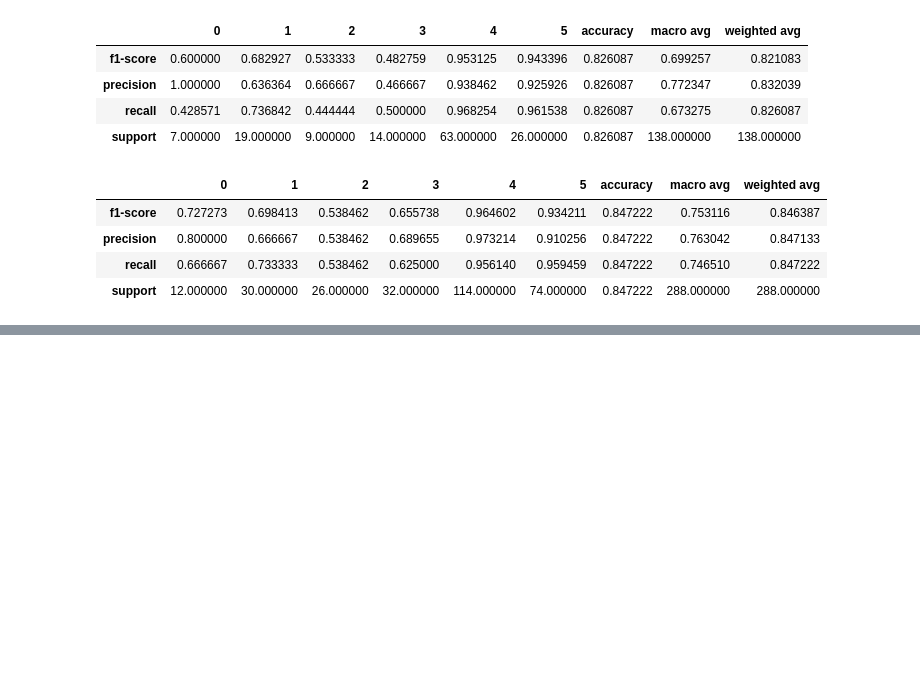
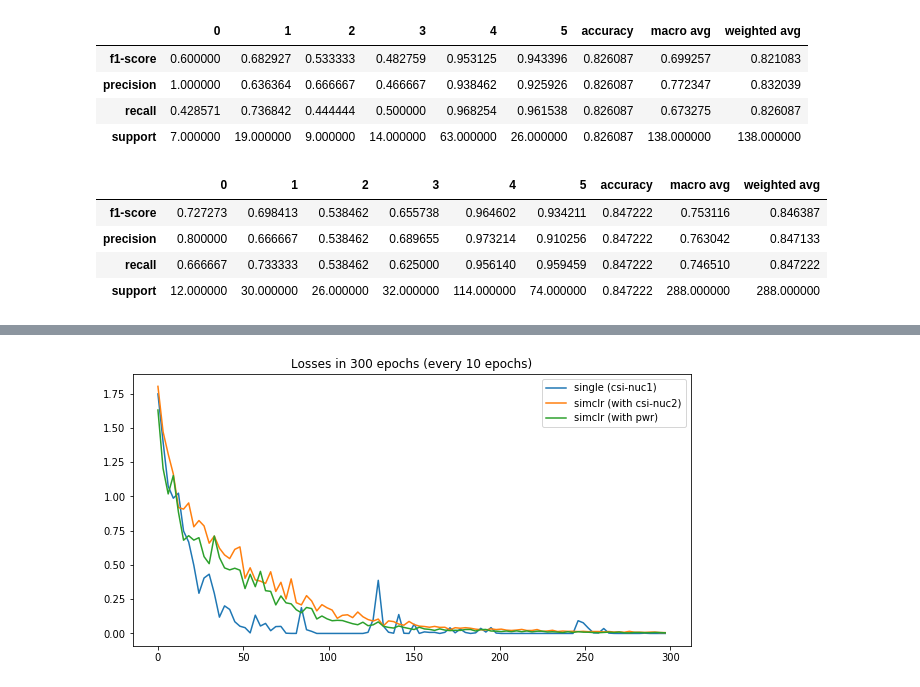
Before and after one commit to hslau44/irs_toolbox, a Jupyter notebook: Visualization.ipynb, the cells around one changed output, grey strips where cells are left out. Drawn from its saved outputs; the diff is of its cells as text; code cells hidden in the pictures; blank space fills up the shorter version.

```diff
--- a/Visualization.ipynb
+++ b/Visualization.ipynb
@@ -387,0 +495,4 @@ norm_repo
+# %%
+simclr_1 =  store('Trainmode-simclr_Network-vgg16_Data-exp4csicsi-1_checkpoint_300__2021_02_24_19_57')
+simclr_j =  store('Trainmode-simclr_Network-vgg16_Data-exp4csicsi-j_checkpoint_300__2021_02_24_14_14')
+simclr_p1 = store('Trainmode-simclr_Network-vgg16_Data-exp4csipwr-1_checkpoint_300__2021_02_25_13_29')
@@ -387,0 +510,11 @@ norm_repo
+# %%
+skp = 3
+plt.figure(figsize=(10,5))
+plt.plot(np.arange(0,300,skp),norm_j['loss']['train_loss'].values[::skp])
+plt.plot(np.arange(0,300,skp),simclr_1['loss']['train_loss'].values[::skp])
+plt.plot(np.arange(0,300,skp),simclr_p1['loss']['train_loss'].values[::skp])
+plt.legend(['single (csi-nuc1)','simclr (with csi-nuc2)','simclr (with pwr)'])
+plt.title('Losses in 300 epochs (every 10 epochs)')
+plt.show()
+# %% [output]
+[figure, added]
```
Also changed, not shown: parts of 23 cells of this notebook.
